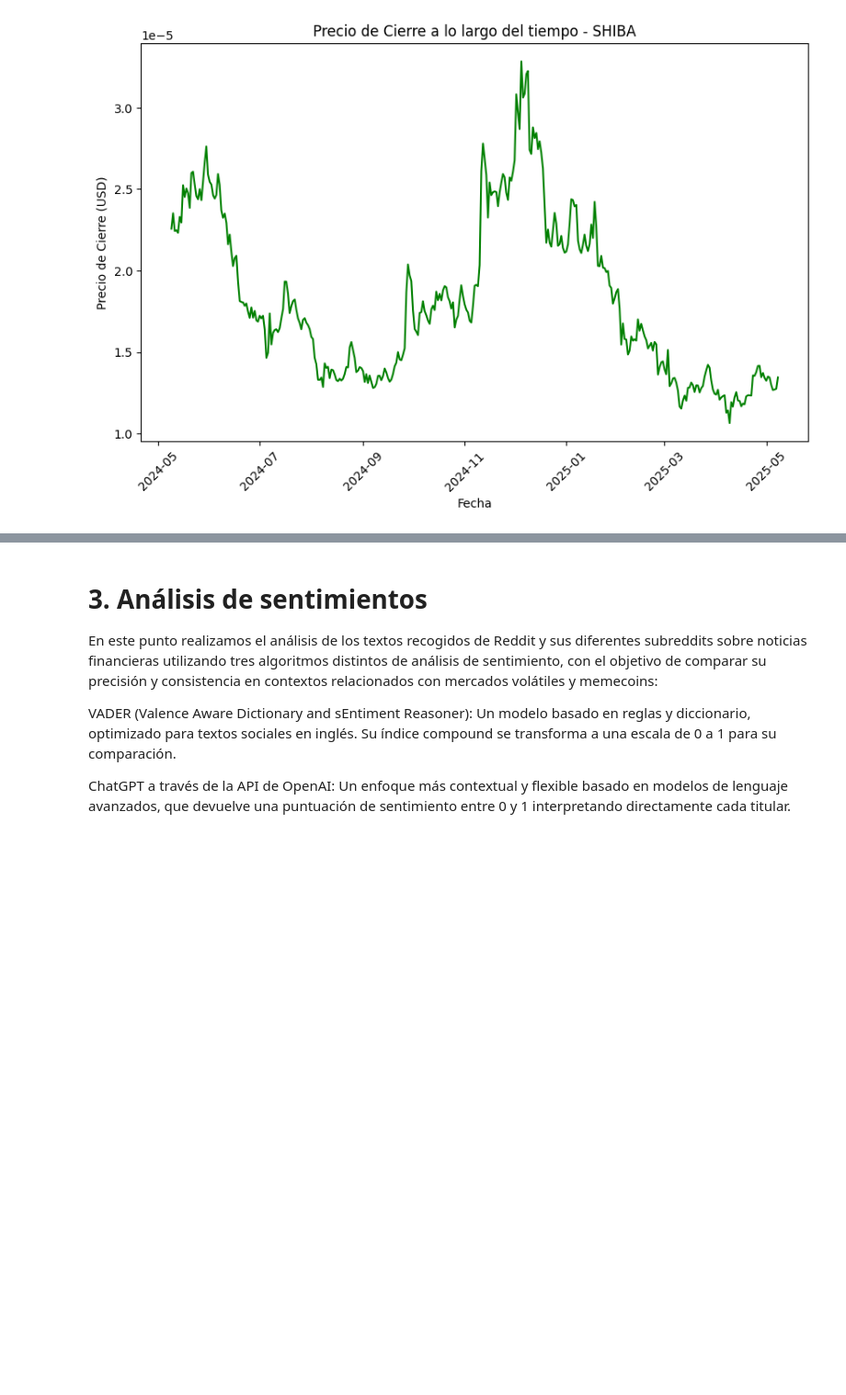
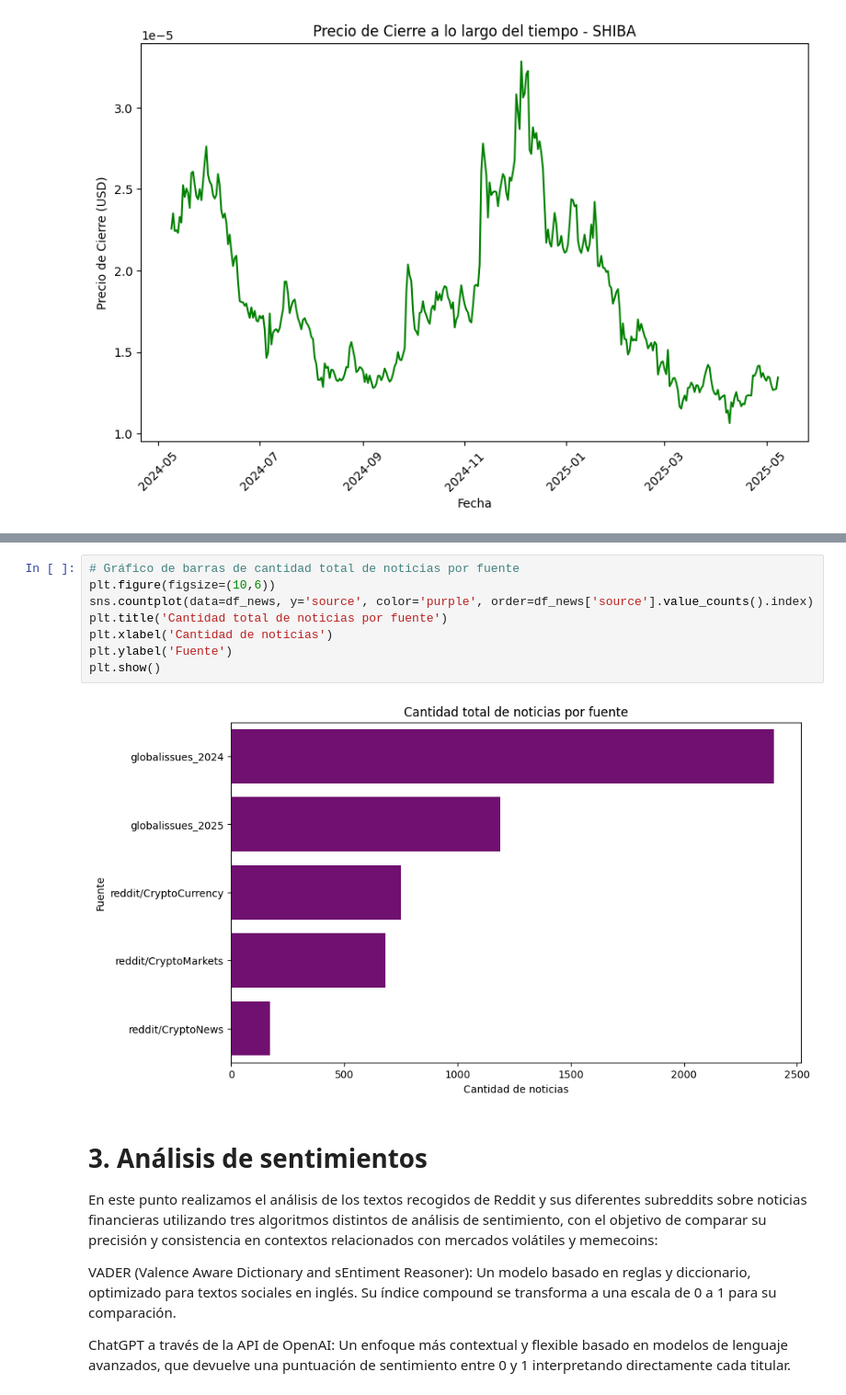
Before and after one commit to estebanolroberto/TFM_SERGIO-ROBERTO-UNIR, a Jupyter notebook: analysis/final_analysis.ipynb, the cells around one changed output, grey strips where cells are left out. Shown: that part at 92% size. Saved outputs shown, nothing was run; the diff lists cells and outputs as text; blank space fills up the shorter version.

Commit message:
Se añade EDA y gráfico para news_data

```diff
--- a/analysis/final_analysis.ipynb
+++ b/analysis/final_analysis.ipynb
@@ -267,3 +305,13 @@ plt.show()
+# %%
+# Gráfico de barras de cantidad total de noticias por fuente
+plt.figure(figsize=(10,6))
+sns.countplot(data=df_news, y='source', color='purple', order=df_news['source'].value_counts().index)
+plt.title('Cantidad total de noticias por fuente')
+plt.xlabel('Cantidad de noticias')
+plt.ylabel('Fuente')
+plt.show()
+# %% [output]
+[figure, added]
 # %% [markdown]
 # 3. Análisis de sentimientos
 En este punto realizamos el análisis de los textos recogidos de Reddit y sus diferentes subreddits sobre noticias financieras utilizando tres algoritmos distintos de análisis de sentimiento, con el objetivo de comparar su precisión y consistencia en contextos relacionados con mercados volátiles y memecoins:
```
Also changed, not shown: parts of 10 cells of this notebook.
